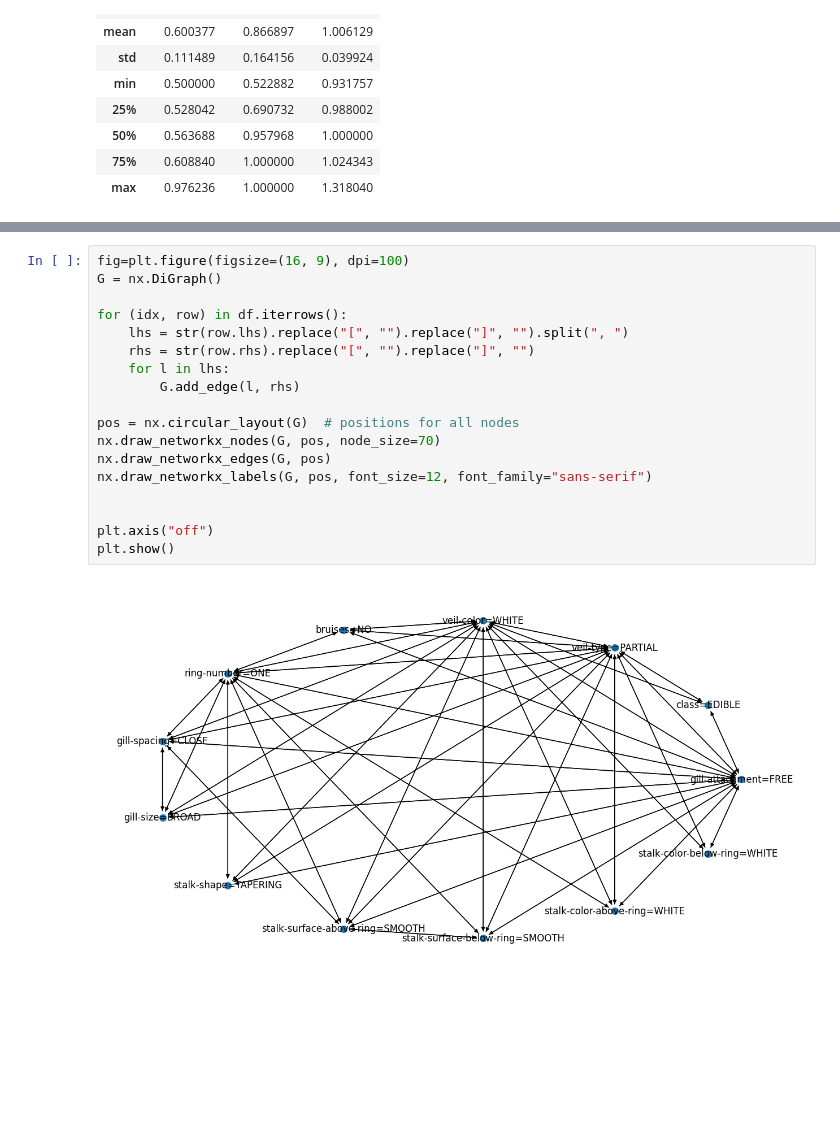
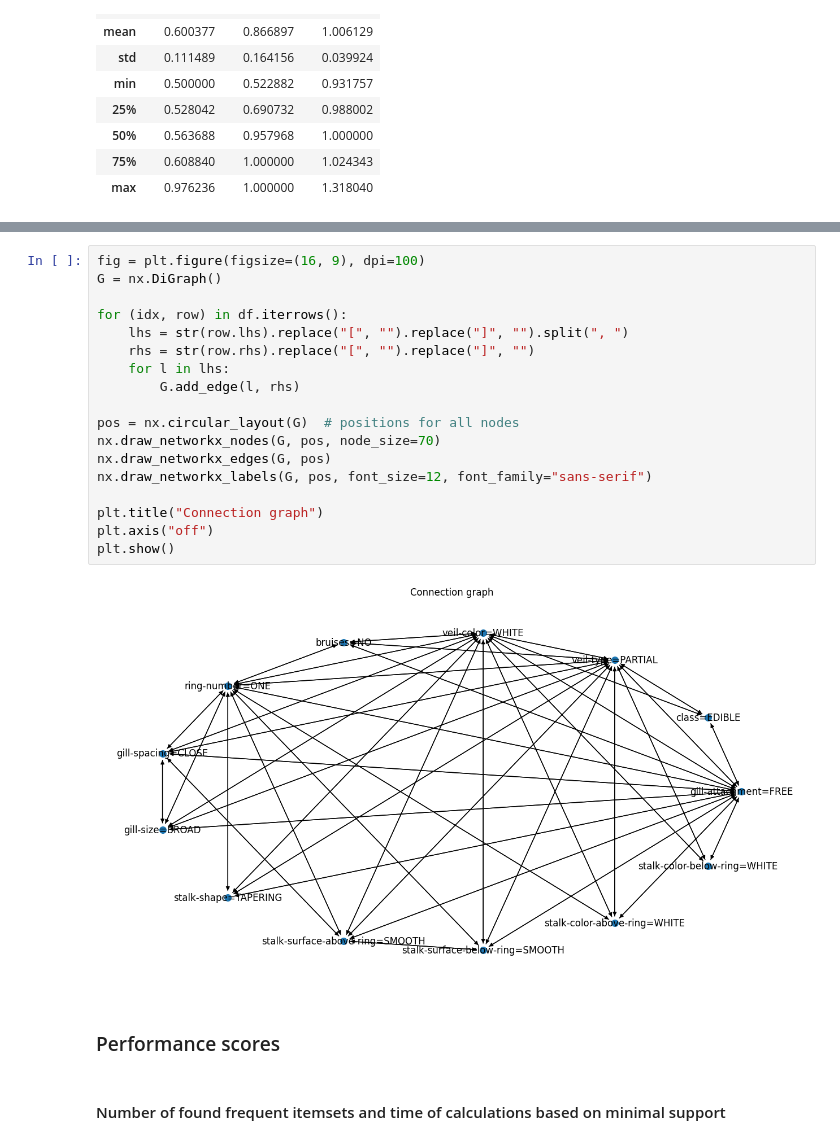
Before and after one commit to wojtasRobert/EDAMI-2020Z, a Jupyter notebook: EDAMI-project.ipynb, the cells around one changed output, grey strips where cells are left out. Cells and saved outputs as stored; diff of their text form; blank space fills up the shorter version.

```diff
--- a/EDAMI-project.ipynb
+++ b/EDAMI-project.ipynb
@@ -102,22 +102,26 @@ plt.show()
 # %% [output]
 [figure]
 # %%
-fig=plt.figure(figsize=(16, 9), dpi=100)
+fig = plt.figure(figsize=(16, 9), dpi=100)
 G = nx.DiGraph()
 
 for (idx, row) in df.iterrows():
     lhs = str(row.lhs).replace("[", "").replace("]", "").split(", ")
     rhs = str(row.rhs).replace("[", "").replace("]", "")
     for l in lhs:
         G.add_edge(l, rhs)
 
 pos = nx.circular_layout(G)  # positions for all nodes
 nx.draw_networkx_nodes(G, pos, node_size=70)
 nx.draw_networkx_edges(G, pos)
 nx.draw_networkx_labels(G, pos, font_size=12, font_family="sans-serif")
 
-
+plt.title("Connection graph")
 plt.axis("off")
 plt.show()
 # %% [output]
-[figure, old version]
+[figure, new version]
+# %% [markdown]
+### Performance scores
+# %% [markdown]
+#### Number of found frequent itemsets and time of calculations based on minimal support
```
Also changed, not shown: parts of 9 cells of this notebook.
